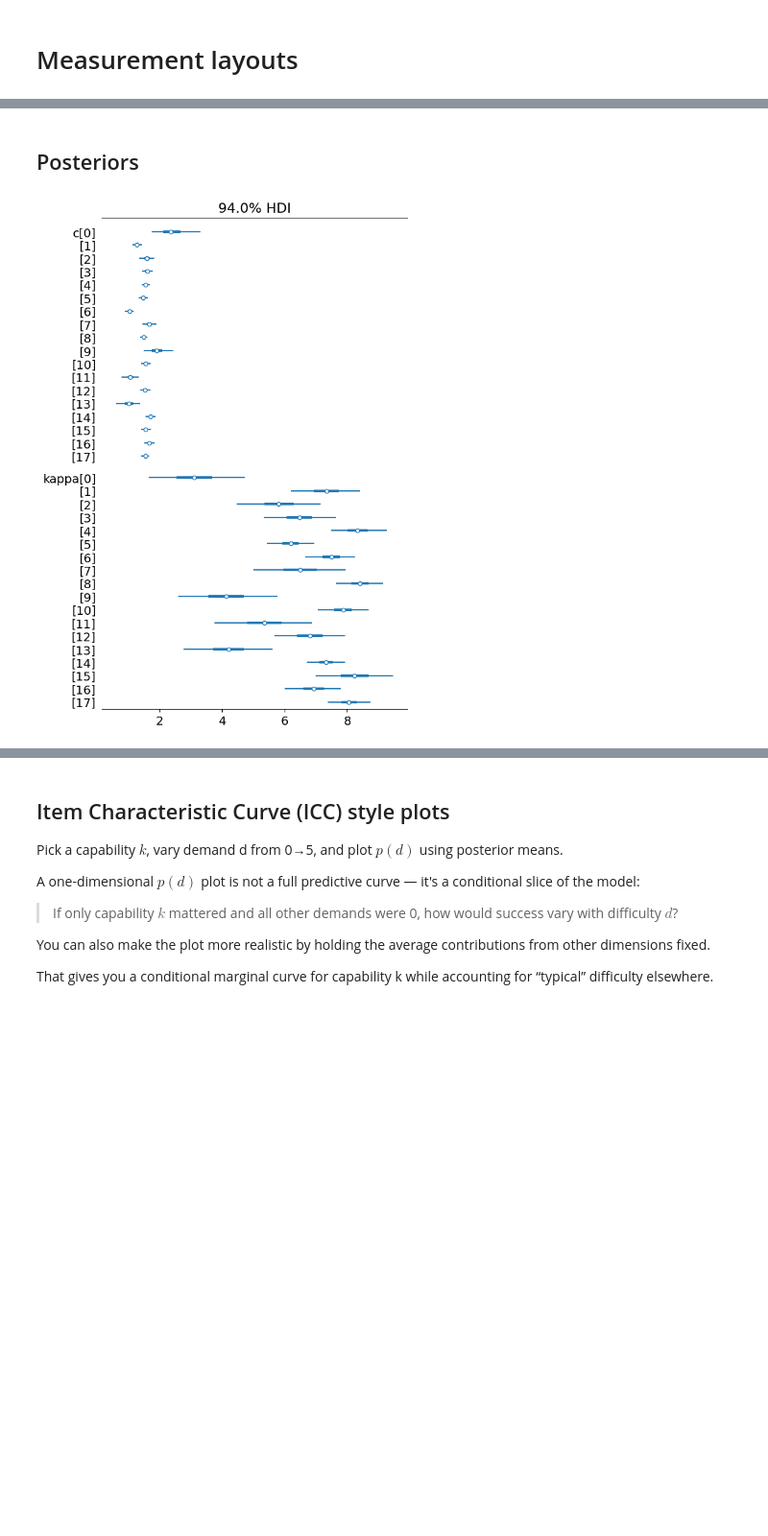
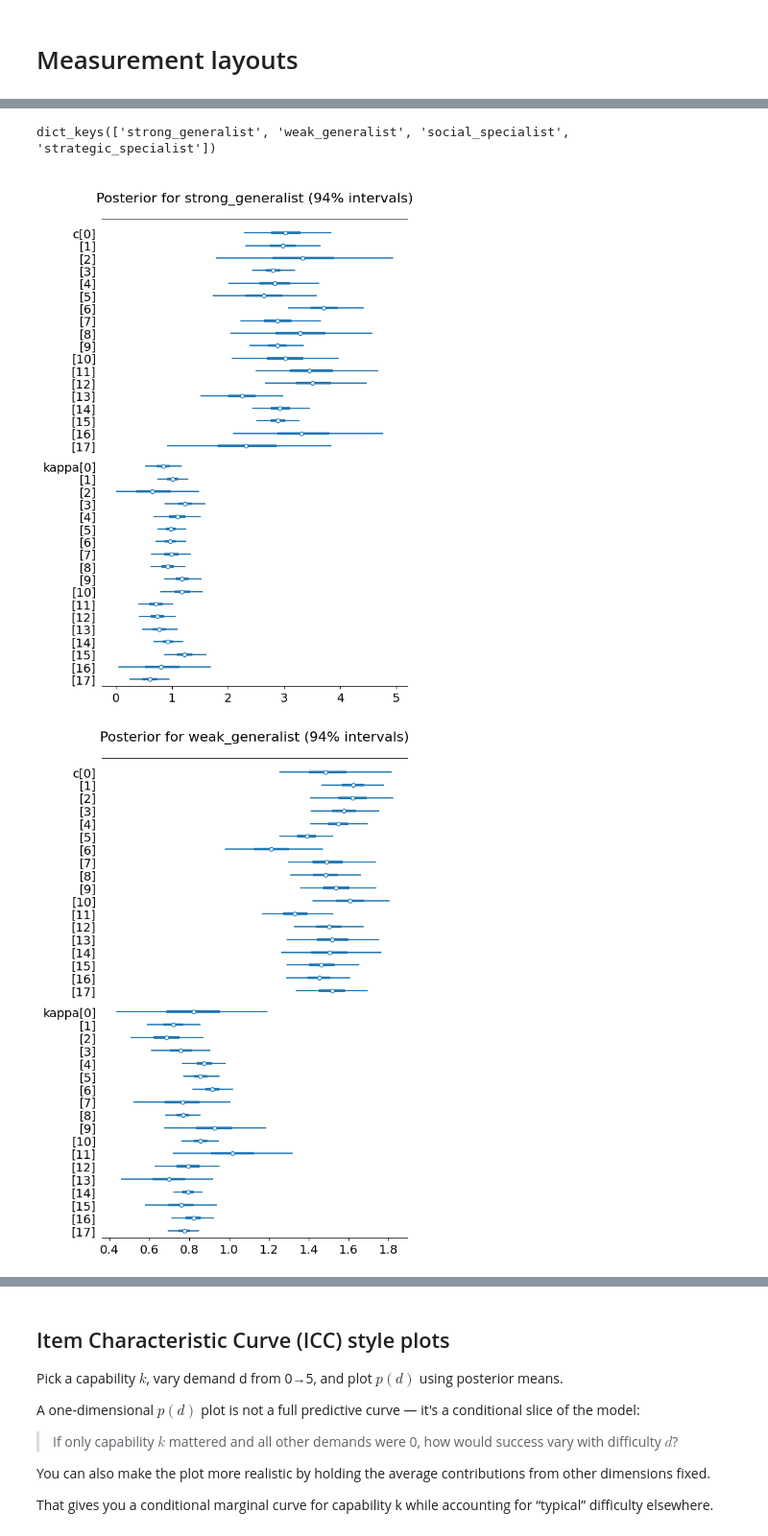
Before and after one commit to markotesic/ai-workforce-suitability, a Jupyter notebook: Capability Profiles/Capability_profiles_all_items.ipynb, the cells around one changed output, grey strips where cells are left out. Shown at 96% size. Saved outputs shown, nothing was run; the diff lists cells and outputs as text; code cells hidden in the pictures; blank space fills up the shorter version.

```diff
--- a/Capability Profiles/Capability_profiles_all_items.ipynb
+++ b/Capability Profiles/Capability_profiles_all_items.ipynb
@@ -46,3 +46,5 @@ all_annotations_data = pd.read_csv("/content/drive/MyDrive/Colab Notebooks/OECD
+# %%
+all_annotations_data = pd.read_csv("https://raw.githubusercontent.com/markotesic/ai-workforce-suitability/main/Benchmark%20Demand%20Profiles/all_annotations_for_selected_items.csv")
 # %%
 all_annotations_data.head()
 # %% [output]
@@ -420,8 +702,19 @@ def fit_agent(agent_name, Ym_df, D, lam=1.0, gamma0=None, seed=42):
 # %%
 # --- 2) Fit all agents you want ---
-agents_to_fit = list(Ym_df.index)   # or a subset like ["generalist", "specialist", "weaker"]
+agents_to_fit = list(Ym_df.index)
 agent_idata = {}
 for i, agent in enumerate(agents_to_fit, 1):
     print(f"Fitting {i}/{len(agents_to_fit)}: {agent}")
-    agent_idata[agent] = fit_agent(agent, Ym_df, D, lam=1.0, gamma0=None, seed=100+i)
+    agent_idata[agent] = fit_agent(
+        agent_name=agent,
+        Ym_df=Ym_df,
+        D = D,
+        lam=1.0,
+        gamma0=None,
+        pool="sum",   # or "generalised", "arithmetic"
+        tau=1.0,             # or e.g. 2.0, 3.0...
+        tune = 1000,
+        draws = 4000,
+        seed=100+i,
+        GPU=True)
 # %% [output]
@@ -463,4 +732,5 @@ with m:
 # %%
-az.summary(idata, var_names=["c", "theta", "kappa", "alpha"])
+for agent in list(Ym_df.index):
+  display(az.summary(agent_idata[agent], var_names=["c", "theta", "kappa", "alpha"]))
 # %% [output]
 |  | mean | sd | hdi_3% | hdi_97% | mcse_mean | mcse_sd | ess_bulk | ess_tail | r_hat |
@@ -483,7 +804,12 @@ az.summary(idata, var_names=["c", "theta", "kappa", "alpha"])
-# %% [markdown]
-## Posteriors
+# %%
+agent_idata.keys()
+# %% [output]
+dict_keys(['strong_generalist', 'weak_generalist', 'social_specialist', 'strategic_specialist'])
 # %%
 #az.plot_posterior(idata, var_names=["c","theta","kappa","alpha"], hdi_prob=0.95);
-az.plot_forest(idata, var_names=["c","kappa"], combined=True);
+for agent in agent_idata.keys():
+  ax = az.plot_forest(agent_idata[agent], var_names=["c","kappa"], combined=True);
+  ax[0].set_title(f"Posterior for {agent} (94% intervals)", fontsize=16, pad=20)
 # %% [output]
-[figure, old version]
+[figure, new version]
+[figure, added]
```
Also changed, not shown: parts of 52 cells of this notebook.
